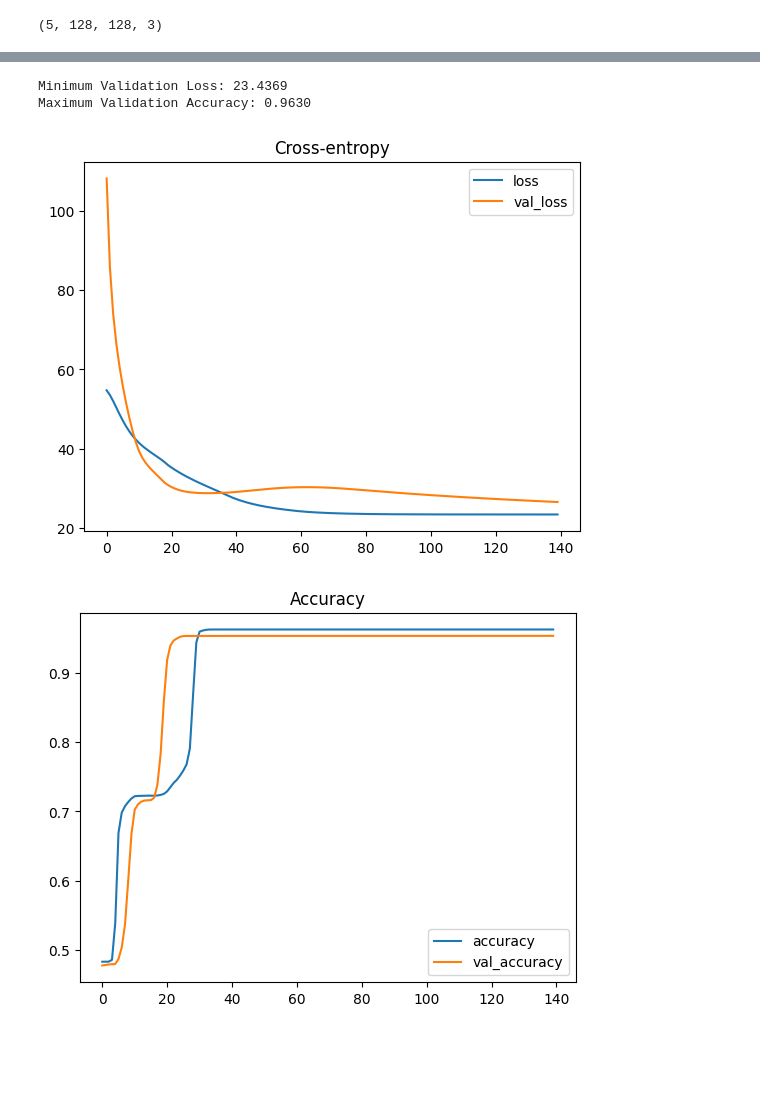
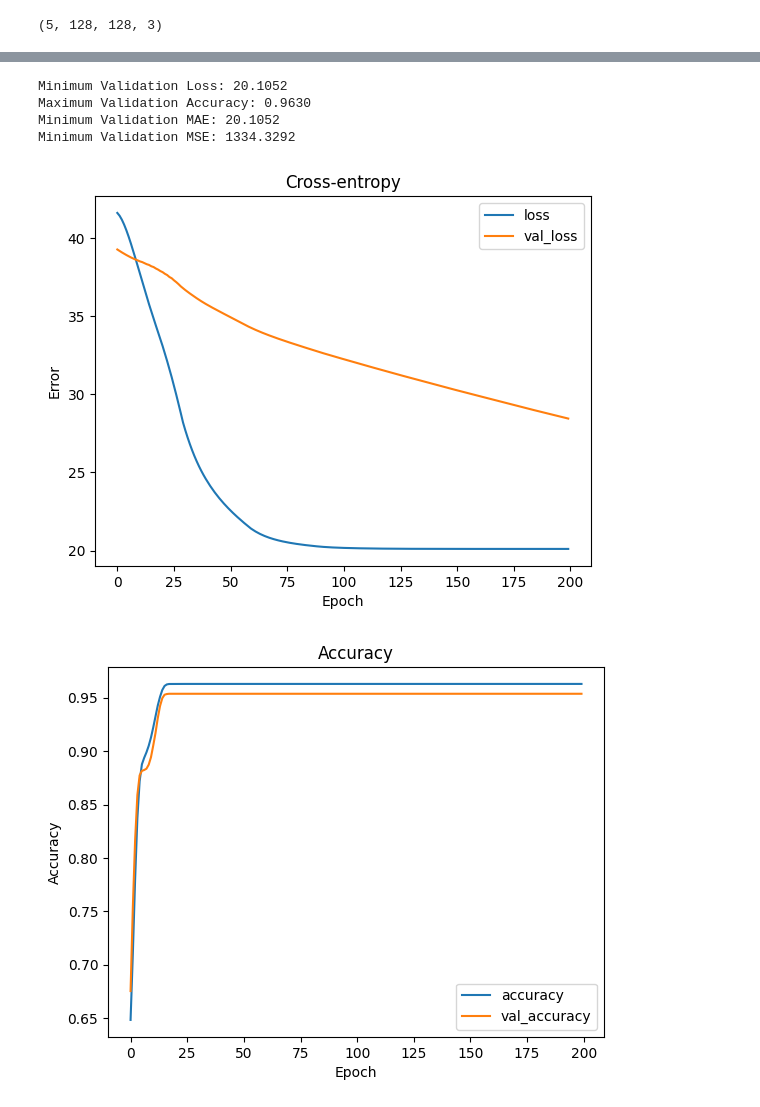
Before and after one commit to BurgaoTheChamp/ML_CFD, a Jupyter notebook: ML-CFD.ipynb, the cells around one changed output, grey strips where cells are left out. Saved outputs shown, nothing was run; the diff lists cells and outputs as text; code cells hidden in the pictures; blank space fills up the shorter version.

```diff
--- a/ML-CFD.ipynb
+++ b/ML-CFD.ipynb
@@ -450,8 +452,8 @@ while j < 3:
     j = j + 1
 
 # model.add(keras.layers.AvgPool2D(pool_size=3, strides=1, padding="SAME"))
-model.add(DefaultConv2DTranspose(32, kernel_size=3, strides=1))
-model.add(DefaultConv2DTranspose(3, kernel_size=7, strides=2))
+model.add(ResidualUnitTranspose(32, strides=2))
+model.add(DefaultConv2DTranspose(3, kernel_size=7, strides=1))
 # model.add(keras.layers.Dense(3, activation="softmax"))
 # %%
 model.summary()
@@ -488,7 +490,7 @@ import math
 def step_decay(epoch):
    initial_lrate = 0.001
    drop = 0.1
-   epochs_drop = 20.0
+   epochs_drop = 30.0
    lrate = initial_lrate * math.pow(drop, math.floor((1+epoch)/epochs_drop))
    return lrate
 
@@ -530,14 +532,14 @@ filepath = os.path.join(save_dir, model_name)
 # %%
 from tensorflow.keras import callbacks
 
-early_stopping = callbacks.EarlyStopping(min_delta = 0.001, monitor ='loss', patience = 10, restore_best_weights=True)
+early_stopping = callbacks.EarlyStopping(min_delta = 0.001, monitor ='val_loss', patience = 10, restore_best_weights=True)
 
 #checkpoint = ModelCheckpoint(filepath = filepath, monitor ='loss', verbose = 1, save_best_only = True)
 
 lr_scheduler = LearningRateScheduler(step_decay)
 # lr_scheduler = LearningRateScheduler(lr_schedule)
 
-lr_reducer = ReduceLROnPlateau(factor = np.sqrt(0.1), monitor ='loss', cooldown = 0, patience = 10, min_lr = 0.5e-6)
+lr_reducer = ReduceLROnPlateau(factor = np.sqrt(0.1), monitor ='val_loss', cooldown = 0, patience = 10, min_lr = 0.5e-6)
 
 # callbacks = [early_stopping, loss_history, lr_reducer, lr_scheduler]
 callbacks = [early_stopping, lr_reducer, lr_scheduler]
@@ -608,11 +610,25 @@ Test accuracy: 0.9660278558731079
 # %%
 history_df = pd.DataFrame(history.history)
 history_df.loc[:, ['loss', 'val_loss']].plot(title="Cross-entropy")
+plt.xlabel("Epoch")
+plt.ylabel("Error")
 history_df.loc[:, ['accuracy', 'val_accuracy']].plot(title="Accuracy")
+plt.xlabel("Epoch")
+plt.ylabel("Accuracy")
+history_df.loc[:, ['mae', 'val_mae']].plot(title="MAE")
+plt.xlabel("Epoch")
+plt.ylabel("Error")
+history_df.loc[:, ['mse', 'val_mse']].plot(title="MSE")
+plt.xlabel("Epoch")
+plt.ylabel("Error")
 print(("Minimum Validation Loss: {:0.4f}").format(history_df['loss'].min()))
 print(("Maximum Validation Accuracy: {:0.4f}").format(history_df['accuracy'].max()))
+print(("Minimum Validation MAE: {:0.4f}").format(history_df['mae'].min()))
+print(("Minimum Validation MSE: {:0.4f}").format(history_df['mse'].min()))
 # %% [output]
-Minimum Validation Loss: 23.4369
+Minimum Validation Loss: 20.1052
 Maximum Validation Accuracy: 0.9630
+Minimum Validation MAE: 20.1052
+Minimum Validation MSE: 1334.3292
-[figure, old version]
+[figure, new version]
-[figure, old version]
+[figure, new version]
```
Also changed, not shown: parts of 12 cells of this notebook, 2 other files.
